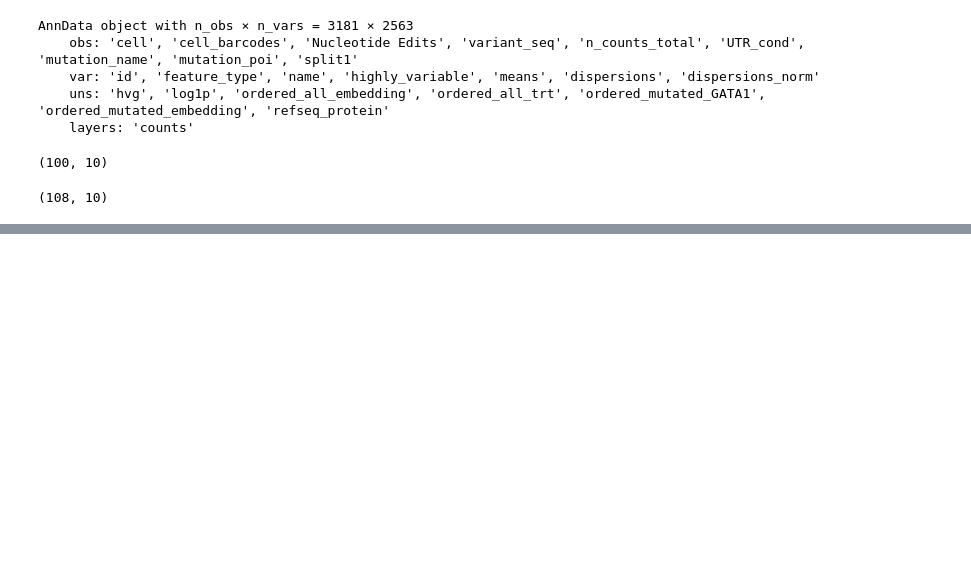
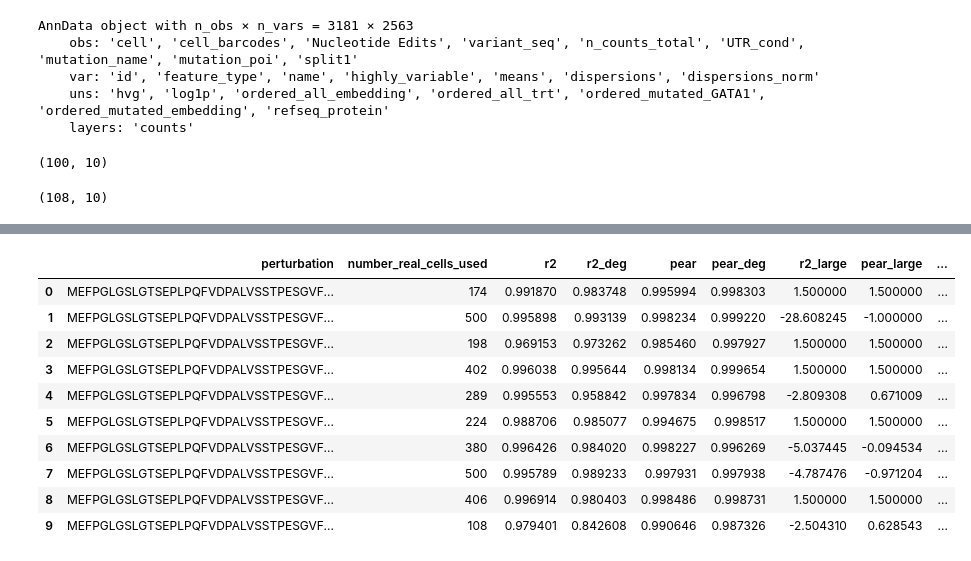
Before and after one commit to cyclopenta/PerturbNet, a Jupyter notebook: tutorial/PerturbNet_coding_variants.ipynb, the cells around one changed output, grey strips where cells are left out. Cells and saved outputs as stored; diff of their text form; code cells hidden in the pictures; blank space fills up the shorter version.

```diff
--- a/tutorial/PerturbNet_coding_variants.ipynb
+++ b/tutorial/PerturbNet_coding_variants.ipynb
@@ -356,0 +321,14 @@ contourplot_space_mapping_pca(fake_latent, pert_embed, background_pert, backgrou
+# %%
+results_perturbnet_random
+# %% [output]
+|  | perturbation | number_real_cells_used | r2 | r2_deg | pear | pear_deg | r2_large | pear_large | ... |
+| 0 | MEFPGLGSLGTSEPLPQFVDPALVSSTPESGVF... | 174 | 0.991870 | 0.983748 | 0.995994 | 0.998303 | 1.500000 | 1.500000 | ... |
+| 1 | MEFPGLGSLGTSEPLPQFVDPALVSSTPESGVF... | 500 | 0.995898 | 0.993139 | 0.998234 | 0.999220 | -28.608245 | -1.000000 | ... |
+| 2 | MEFPGLGSLGTSEPLPQFVDPALVSSTPESGVF... | 198 | 0.969153 | 0.973262 | 0.985460 | 0.997927 | 1.500000 | 1.500000 | ... |
+| 3 | MEFPGLGSLGTSEPLPQFVDPALVSSTPESGVF... | 402 | 0.996038 | 0.995644 | 0.998134 | 0.999654 | 1.500000 | 1.500000 | ... |
+| 4 | MEFPGLGSLGTSEPLPQFVDPALVSSTPESGVF... | 289 | 0.995553 | 0.958842 | 0.997834 | 0.996798 | -2.809308 | 0.671009 | ... |
+| 5 | MEFPGLGSLGTSEPLPQFVDPALVSSTPESGVF... | 224 | 0.988706 | 0.985077 | 0.994675 | 0.998517 | 1.500000 | 1.500000 | ... |
+| 6 | MEFPGLGSLGTSEPLPQFVDPALVSSTPESGVF... | 380 | 0.996426 | 0.984020 | 0.998227 | 0.996269 | -5.037445 | -0.094534 | ... |
+| 7 | MEFPGLGSLGTSEPLPQFVDPALVSSTPESGVF... | 500 | 0.995789 | 0.989233 | 0.997931 | 0.997938 | -4.787476 | -0.971204 | ... |
+| 8 | MEFPGLGSLGTSEPLPQFVDPALVSSTPESGVF... | 406 | 0.996914 | 0.980403 | 0.998486 | 0.998731 | 1.500000 | 1.500000 | ... |
+| 9 | MEFPGLGSLGTSEPLPQFVDPALVSSTPESGVF... | 108 | 0.979401 | 0.842608 | 0.990646 | 0.987326 | -2.504310 | 0.628543 | ... |
```
Also changed, not shown: parts of 12 cells of this notebook, 1 other file.
